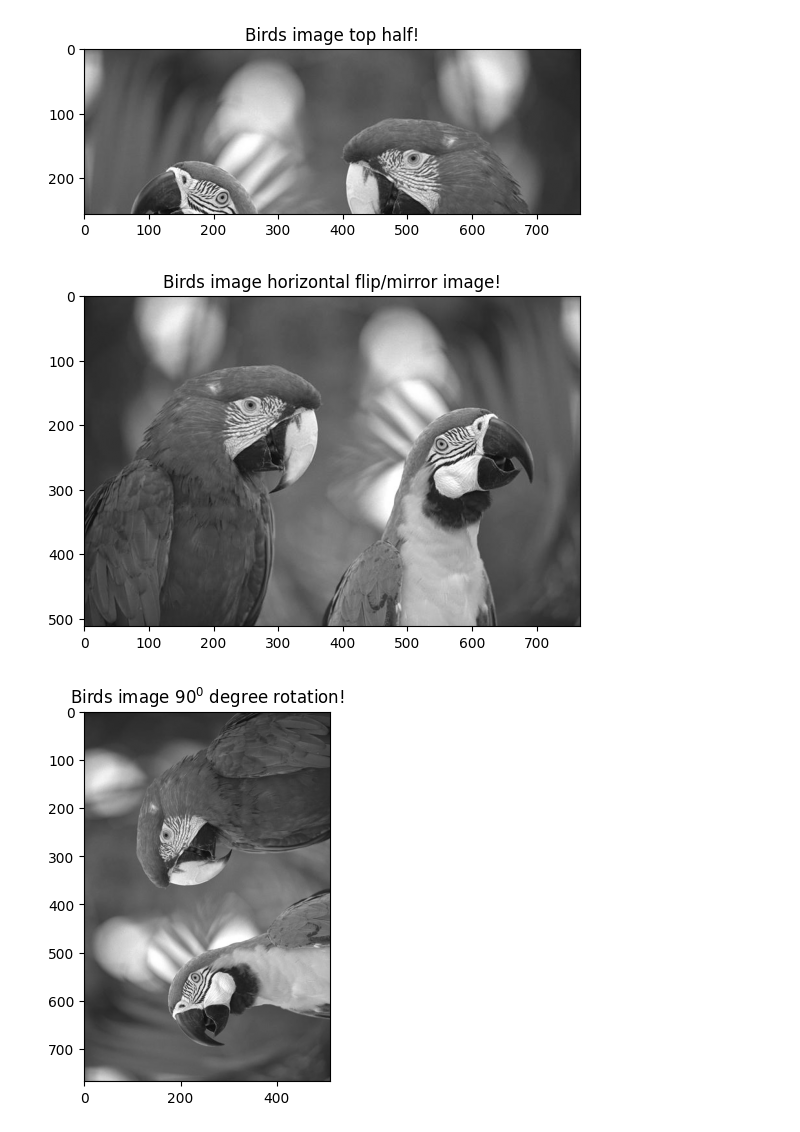
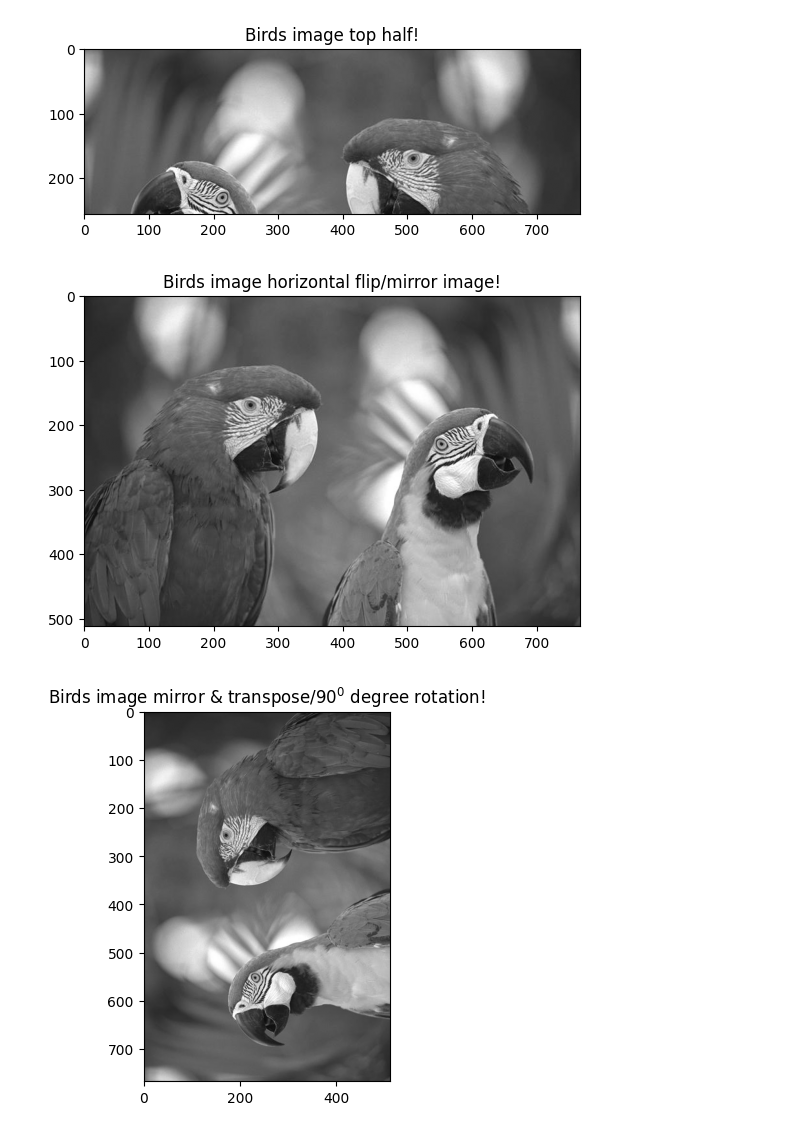
Before and after one commit to venkatbabukr/AllProjects, a Jupyter notebook: Scaler/Modules/Numpy_Buzz_Terms,_Nuances.ipynb, the cells around one changed output. Drawn from its saved outputs; the diff is of its cells as text; code cells hidden in the pictures.

```diff
--- a/Scaler/Modules/Numpy_Buzz_Terms,_Nuances.ipynb
+++ b/Scaler/Modules/Numpy_Buzz_Terms,_Nuances.ipynb
@@ -555,18 +648,18 @@ show_image("Birds image top half!", birds_img_array_top_half, cmap='gray')
 # %%
 # Rotation, Flipping etc...
 
 birds_img_hflip = birds_img_arr[:, ::-1]
 show_image("Birds image horizontal flip/mirror image!", birds_img_hflip, cmap='gray')
 
 birds_ninety_deg_rotated_img = birds_img_arr[:, ::-1].T
-show_image(r"Birds image $90^0$ degree rotation!", birds_ninety_deg_rotated_img, cmap='gray')
+show_image(r"Birds image mirror & transpose/$90^0$ degree rotation!", birds_ninety_deg_rotated_img, cmap='gray')
 
 birds_img_vflip = birds_img_arr[::-1]
 show_image(r"Birds image vertical flip/$180^0$ rotation!", birds_img_vflip, cmap='gray')
 
 birds_img_transpose = birds_img_arr.T
-show_image("Birds image transpose flip/$270^0$ rotation!", birds_img_transpose[:, ::-1], cmap='gray')
+show_image("Birds image transpose & flip/$270^0$ rotation!", birds_img_transpose[:, ::-1], cmap='gray')
 # %% [output]
 [figure]
-[figure, old version]
+[figure, new version]
 [figure]
```
Also changed, not shown: parts of 6 cells of this notebook.
